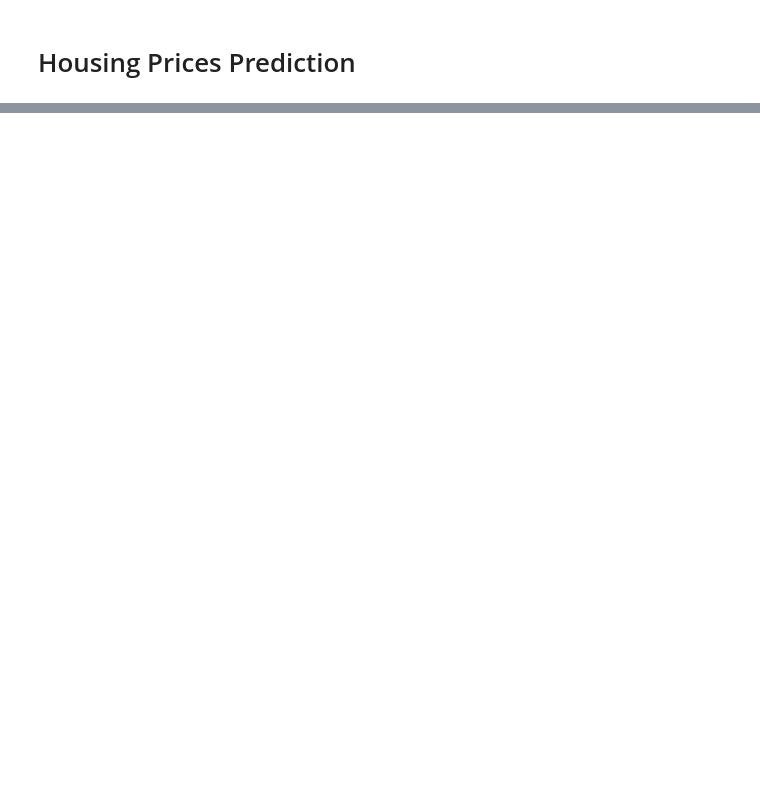
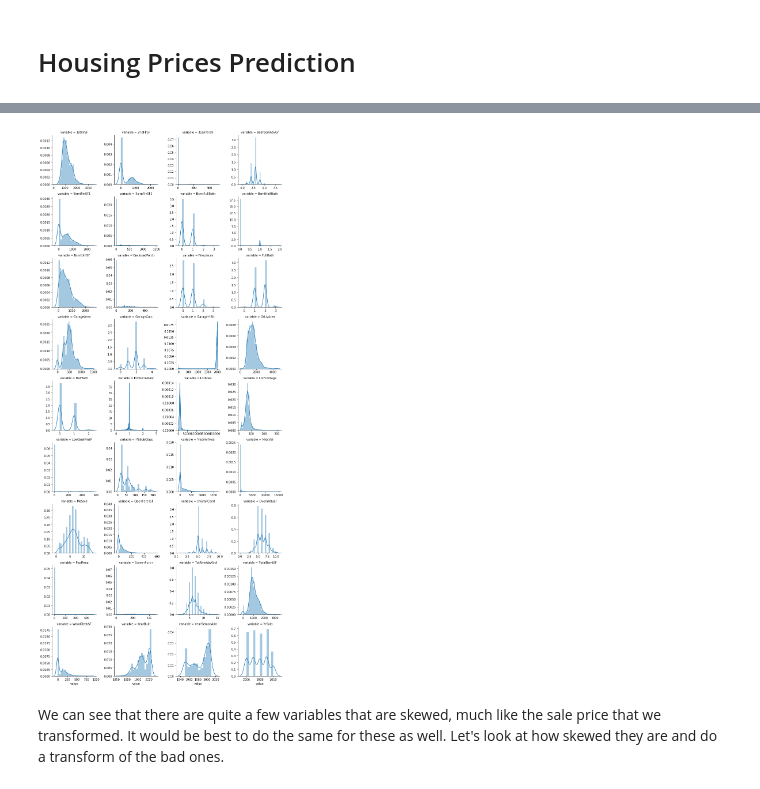
Before and after one commit to benbranchflower/applied_machine_learning, a Jupyter notebook: house_price_prediction.ipynb, the cells around one changed output, grey strips where cells are left out. Saved outputs shown, nothing was run; the diff lists cells and outputs as text; code cells hidden in the pictures; blank space fills up the shorter version.

```diff
--- a/house_price_prediction.ipynb
+++ b/house_price_prediction.ipynb
@@ -38,16 +2,0 @@ test shape: (1459, 79)
-# %%
-""" # this is for scaling the data and encoding categoricals which I probably should do but don't want to right now
-[str(train[c].dtype) == 'object'  for c in train.columns] # this should let us know which ones to scale or not
-mapper = DataFrameMapper(
-  [(continuous_col, StandardScaler()) for continuous_col in continuous_cols] +
-  [(categorical_col, LabelBinarizer()) for categorical_col in categorical_cols]
-)
-pipeline = Pipeline(
-  ("mapper", mapper)
-)
-pipeline.fit_transform(df, df["y"])
-
-scaler = StandardScaler()
-scaler.fit(train)
-scaled_train = scaler.transform(trainf)
-"""
@@ -142,0 +121,3 @@ train['SalePrice']
+# %%
+y = y[train.GrLivArea < 4500] # that is a cutoff that removes the bad ones we saw above
+train = train[train.GrLivArea < 4500]
@@ -142,0 +126,11 @@ train['SalePrice']
+# %%
+# This is a function to separate the categorical variables from numerics so I can work with them differently
+def get_feature_groups(df):
+    """Returns lists of numerical and categorical features"""
+    # Numerical Features
+    num_features = df.select_dtypes(include=['int64','float64']).columns
+
+    # Categorical Features
+    cat_features = train.select_dtypes(include=['object']).columns
+    return list(num_features), list(cat_features)
+num_features, cat_features = get_feature_groups(train.drop(columns=['SalePrice']))
@@ -142,0 +295,9 @@ train['SalePrice']
+# %%
+# Grid of distribution plots of all numerical features
+f = pd.melt(train, value_vars=sorted(num_features))
+g = sns.FacetGrid(f, col='variable', col_wrap=4, sharex=False, sharey=False)
+g = g.map(sns.distplot, 'value')
+# %% [output]
+[figure, added]
+# %% [markdown]
+We can see that there are quite a few variables that are skewed, much like the sale price that we transformed. It would be best to do the same for these as well. Let's look at how skewed they are and do a transform of the bad ones.
```
Also changed, not shown: parts of 65 cells of this notebook, 1 other file.
